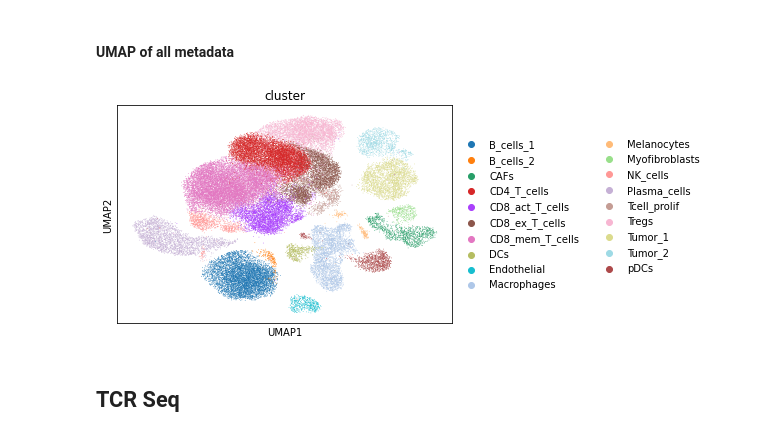
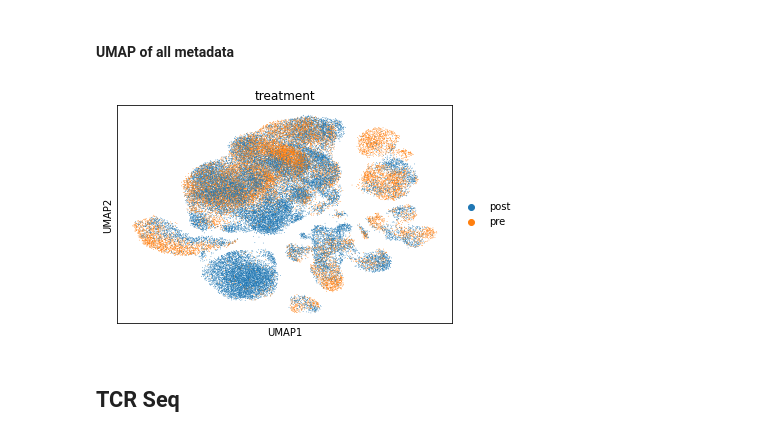
Before and after one commit to SchubertLab/mvTCR, a Jupyter notebook: preprocessing/bcc_save_as_h5ad.ipynb, the cells around one changed output. Cells and saved outputs as stored; diff of their text form; code cells hidden in the pictures.

```diff
--- a/preprocessing/bcc_save_as_h5ad.ipynb
+++ b/preprocessing/bcc_save_as_h5ad.ipynb
@@ -192,9 +192,9 @@ adata2.obs.head()
 # %%
 adata2.obsm['umap'] = adata2.obs[['UMAP1', 'UMAP2']].values
 # %%
-sc.pl.umap(adata2, color='cluster')
+sc.pl.umap(adata2, color='treatment')
 # %% [output]
-[figure, old version]
+[figure, new version]
 # %% [markdown]
 ## TCR Seq
 # %%
```
Also changed, not shown: 6 other files.
